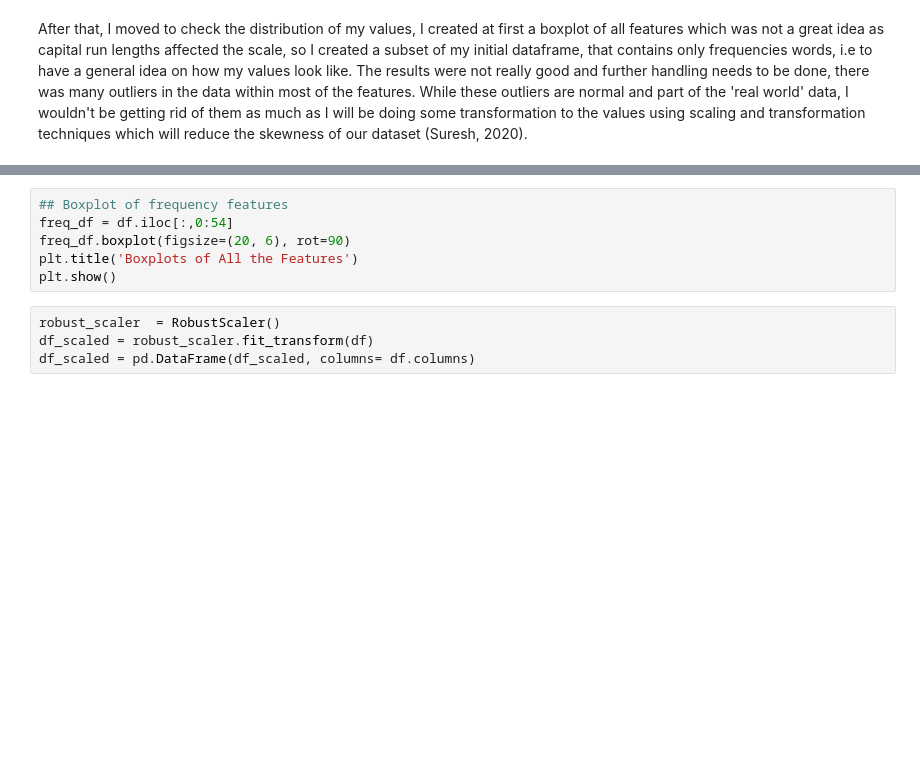
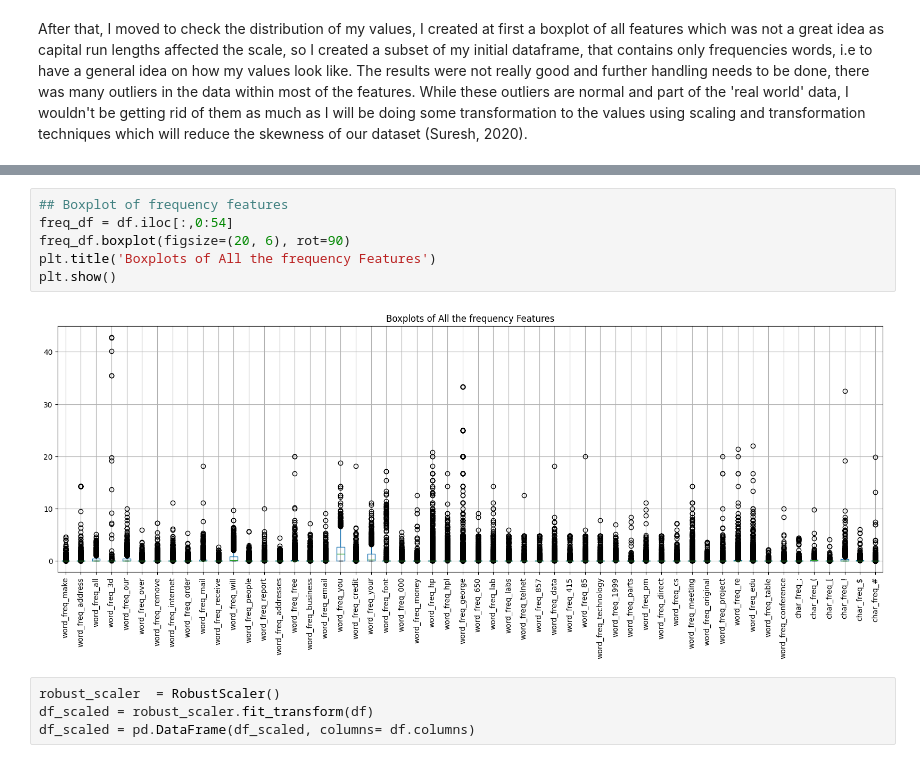
Before and after one commit to Rayenbt/Spam-detection, a Jupyter notebook: Rayen_Bentemessek_CA1.ipynb, the cells around one changed output, grey strips where cells are left out. Saved outputs shown, nothing was run; the diff lists cells and outputs as text; blank space fills up the shorter version.

```diff
--- a/Rayen_Bentemessek_CA1.ipynb
+++ b/Rayen_Bentemessek_CA1.ipynb
@@ -305,9 +444,11 @@ plt.show()
 # %%
 ## Boxplot of frequency features
 freq_df = df.iloc[:,0:54]
 freq_df.boxplot(figsize=(20, 6), rot=90)
-plt.title('Boxplots of All the Features')
+plt.title('Boxplots of All the frequency Features')
 plt.show()
+# %% [output]
+[figure, added]
 # %%
 robust_scaler  = RobustScaler()
 df_scaled = robust_scaler.fit_transform(df)
```
Also changed, not shown: parts of 78 cells of this notebook.
